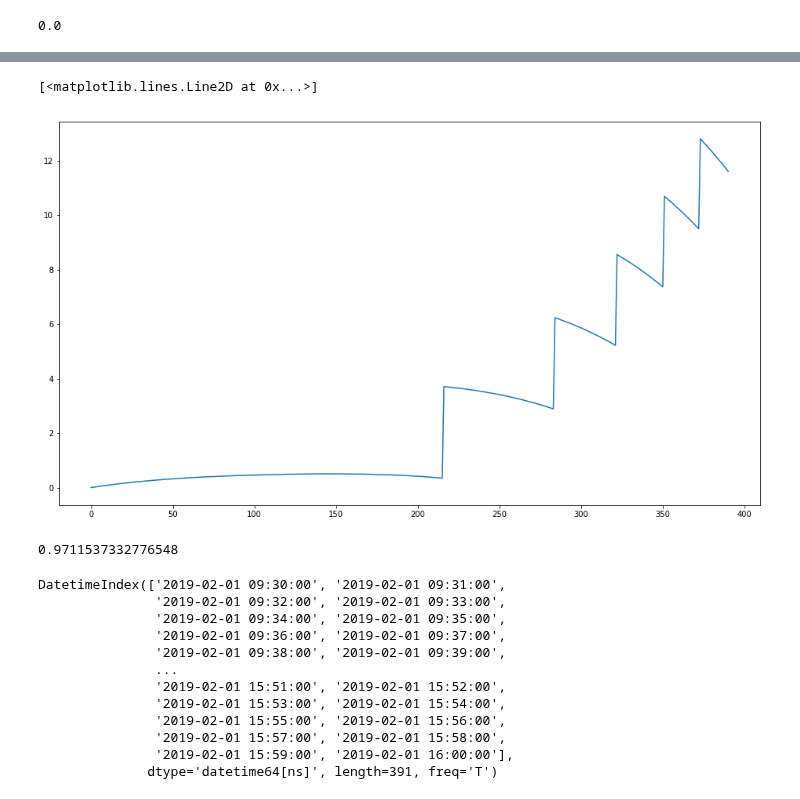
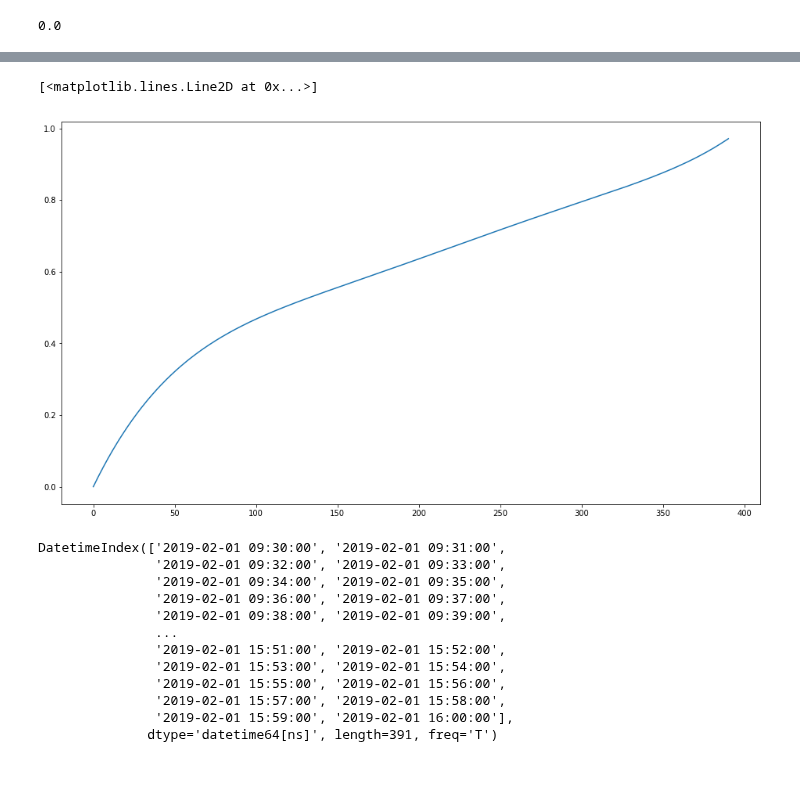
Before and after one commit to franklili3/Python-for-Finance-Engineering, a Jupyter notebook: homework4/homework4.ipynb, the cells around one changed output, grey strips where cells are left out. Cells and saved outputs as stored; diff of their text form; code cells hidden in the pictures; blank space fills up the shorter version.

```diff
--- a/homework4/homework4.ipynb
+++ b/homework4/homework4.ipynb
@@ -250,13 +264,9 @@ tgts = vwap_target( bins, lm2.coef_ )
 # %%
 fig, ax1 = plt.subplots(figsize=(16,9))
-plt.plot(tgts)
+plt.plot(predictions)
 # %% [output]
 [<matplotlib.lines.Line2D at 0x...>]
-[figure, old version]
+[figure, new version]
-# %%
-tgts[-1]
-# %% [output]
-0.9711537332776548
 # %%
 # or is there something about this that keeps it from getting to 1.0 that I'm forgetting?
 minute_data.index
```
Also changed, not shown: parts of 10 cells of this notebook, 1 other file.
